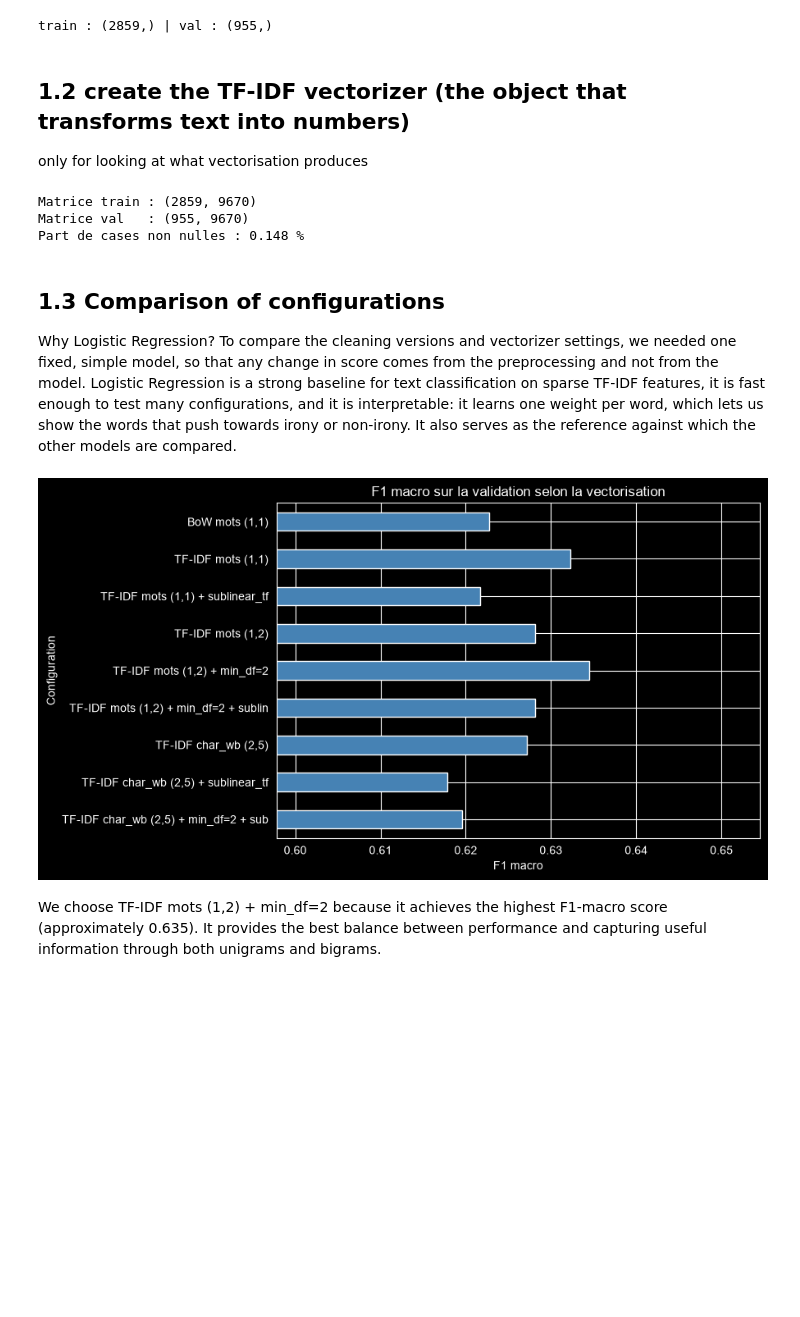
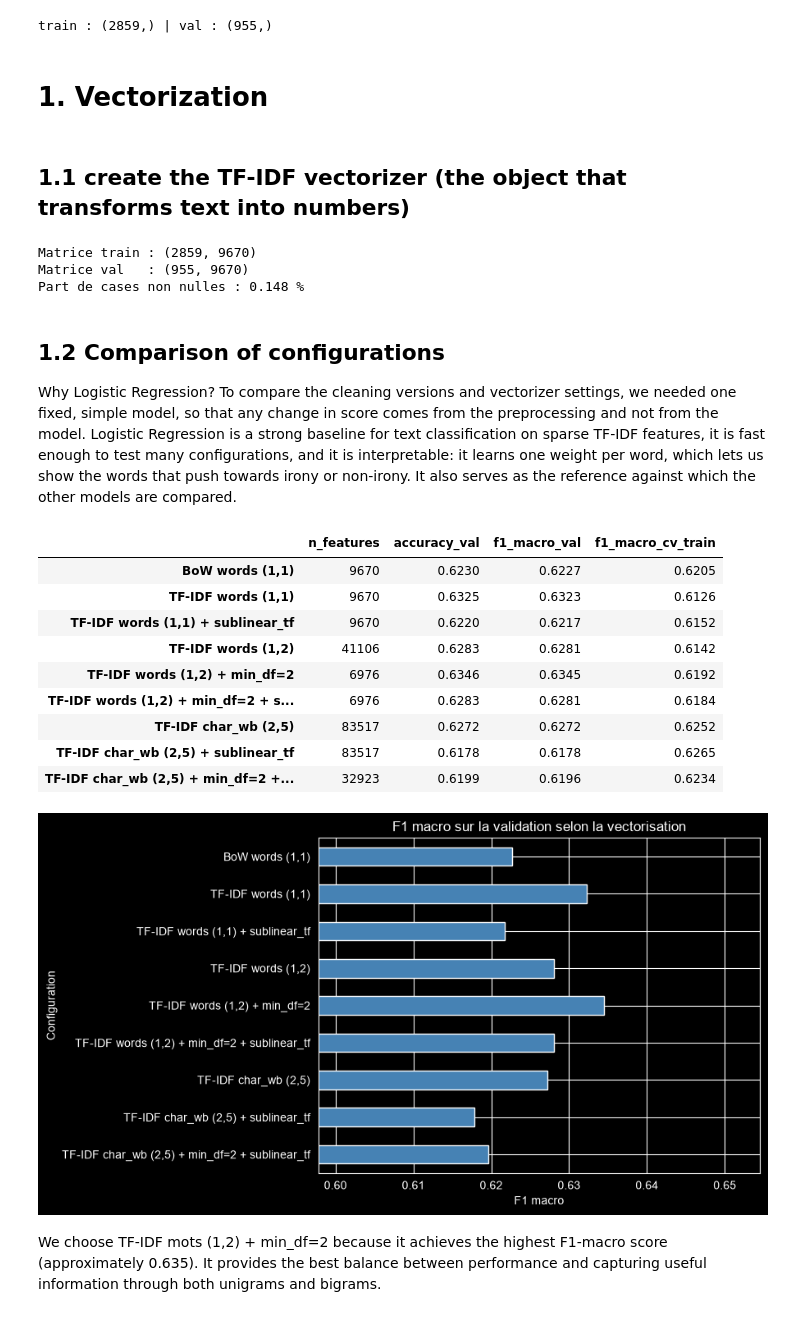
Before and after one commit to MohamedChaker-bha/irony-detection, a Jupyter notebook: notebooks/02_nb_logreg.ipynb, the cells around one changed output. Cells and saved outputs as stored; diff of their text form; code cells hidden in the pictures; blank space fills up the shorter version.

```diff
--- a/notebooks/02_nb_logreg.ipynb
+++ b/notebooks/02_nb_logreg.ipynb
@@ -40,9 +42,10 @@ X_val, y_val = val["text_clean"], val["label"]
 print("train :", X_train.shape, "| val :", X_val.shape)
 # %% [output]
 train : (2859,) | val : (955,)
+# %% [markdown]
+# 1. Vectorization
 # %% [markdown]
-## 1.2 create the TF-IDF vectorizer (the object that transforms text into numbers)
-only for looking at what vectorisation produces
+## 1.1 create the TF-IDF vectorizer (the object that transforms text into numbers)
 # %%
 TOKEN_PATTERN = r"[\w']+|[^\w\s]"
 vec = TfidfVectorizer(token_pattern=TOKEN_PATTERN, lowercase=False)
@@ -57,7 +60,7 @@ Matrice train : (2859, 9670)
 Matrice val   : (955, 9670)
 Part de cases non nulles : 0.148 %
 # %% [markdown]
-## 1.3 Comparison of configurations
+## 1.2 Comparison of configurations
 Why Logistic Regression? To compare the cleaning versions and vectorizer settings, we needed one fixed, simple model, so that any change in score comes from the preprocessing and not from the model. Logistic Regression is a strong baseline for text classification on sparse TF-IDF features, it is fast enough to test many configurations, and it is interpretable: it learns one weight per word, which lets us show the words that push towards irony or non-irony. It also serves as the reference against which the other models are compared.
 # %%
 def faire_pipeline(vectorizer):
@@ -66,53 +69,61 @@ def faire_pipeline(vectorizer):
         ("clf", LogisticRegression(max_iter=1000, random_state=RANDOM_STATE)),
     ])
 
-mots_base = dict(token_pattern=TOKEN_PATTERN, lowercase=False)
-chars_base = dict(analyzer="char_wb", ngram_range=(2, 5), lowercase=False)
+words = dict(token_pattern=TOKEN_PATTERN, lowercase=False)
+chars = dict(analyzer="char_wb", ngram_range=(2, 5), lowercase=False)
 
 configs = {
-    #what the vectorizer uses as its unit:words
-    "BoW mots (1,1)": CountVectorizer(**mots_base),
-    "TF-IDF mots (1,1)": TfidfVectorizer(**mots_base),
-    "TF-IDF mots (1,1) + sublinear_tf": TfidfVectorizer(**mots_base, sublinear_tf=True),#Does dampening repeated words help?
-    "TF-IDF mots (1,2)": TfidfVectorizer(**mots_base, ngram_range=(1, 2)),
-    "TF-IDF mots (1,2) + min_df=2": TfidfVectorizer(**mots_base, ngram_range=(1, 2), min_df=2),#"min_df" Does dropping words seen in only 1 tweet help?
-    "TF-IDF mots (1,2) + min_df=2 + sublin": TfidfVectorizer(**mots_base, ngram_range=(1, 2), min_df=2, sublinear_tf=True),
-    #what the vectorizer uses as its unit:chars
-    "TF-IDF char_wb (2,5)": TfidfVectorizer(**chars_base),
-    "TF-IDF char_wb (2,5) + sublinear_tf": TfidfVectorizer(**chars_base, sublinear_tf=True),
-    "TF-IDF char_wb (2,5) + min_df=2 + sub": TfidfVectorizer(**chars_base, min_df=2, sublinear_tf=True),
+    "BoW words (1,1)": CountVectorizer(**words),
+    "TF-IDF words (1,1)": TfidfVectorizer(**words),
+    "TF-IDF words (1,1) + sublinear_tf": TfidfVectorizer(**words, sublinear_tf=True),
+    "TF-IDF words (1,2)": TfidfVectorizer(**words, ngram_range=(1, 2)),
+    "TF-IDF words (1,2) + min_df=2": TfidfVectorizer(**words, ngram_range=(1, 2), min_df=2),
+    "TF-IDF words (1,2) + min_df=2 + sublinear_tf": TfidfVectorizer(**words, ngram_range=(1, 2), min_df=2, sublinear_tf=True),
+    "TF-IDF char_wb (2,5)": TfidfVectorizer(**chars),
+    "TF-IDF char_wb (2,5) + sublinear_tf": TfidfVectorizer(**chars, sublinear_tf=True),
+    "TF-IDF char_wb (2,5) + min_df=2 + sublinear_tf": TfidfVectorizer(**chars, min_df=2, sublinear_tf=True),
 }
 
 cv = StratifiedKFold(n_splits=5, shuffle=True, random_state=RANDOM_STATE)
 
 def tester(vectorizer):
     modele = faire_pipeline(vectorizer)
     modele.fit(X_train, y_train)
     pred = modele.predict(X_val)
 
     cv_f1 = cross_val_score(faire_pipeline(vectorizer), X_train, y_train, cv=cv, scoring="f1_macro").mean()
 
     return {
         "n_features": len(modele.named_steps["tfidf"].get_feature_names_out()),
         "accuracy_val": accuracy_score(y_val, pred),
         "f1_macro_val": f1_score(y_val, pred, average="macro"),
         "f1_macro_cv_train": cv_f1,
     }
 resultats = pd.DataFrame({nom: tester(v) for nom, v in configs.items()}).T
 resultats["n_features"] = resultats["n_features"].astype(int)
 resultats = resultats.round(4)
 display(resultats)
 
 plt.figure(figsize=(9, 5))
 resultats["f1_macro_val"].iloc[::-1].plot(kind="barh", color="steelblue")
 plt.title("F1 macro sur la validation selon la vectorisation")
 plt.xlabel("F1 macro")
 plt.ylabel("Configuration")
 plt.xlim(resultats["f1_macro_val"].min() - 0.02, resultats["f1_macro_val"].max() + 0.02)
 plt.tight_layout()
 plt.show()
 # %% [output]
+|  | n_features | accuracy_val | f1_macro_val | f1_macro_cv_train |
+| BoW words (1,1) | 9670 | 0.6230 | 0.6227 | 0.6205 |
+| TF-IDF words (1,1) | 9670 | 0.6325 | 0.6323 | 0.6126 |
+| TF-IDF words (1,1) + sublinear_tf | 9670 | 0.6220 | 0.6217 | 0.6152 |
+| TF-IDF words (1,2) | 41106 | 0.6283 | 0.6281 | 0.6142 |
+| TF-IDF words (1,2) + min_df=2 | 6976 | 0.6346 | 0.6345 | 0.6192 |
+| TF-IDF words (1,2) + min_df=2 + s... | 6976 | 0.6283 | 0.6281 | 0.6184 |
+| TF-IDF char_wb (2,5) | 83517 | 0.6272 | 0.6272 | 0.6252 |
+| TF-IDF char_wb (2,5) + sublinear_tf | 83517 | 0.6178 | 0.6178 | 0.6265 |
+| TF-IDF char_wb (2,5) + min_df=2 +... | 32923 | 0.6199 | 0.6196 | 0.6234 |
-[figure, old version]
+[figure, new version]
 # %% [markdown]
 We choose TF-IDF mots (1,2) + min_df=2 because it achieves the highest F1-macro score (approximately 0.635).
 It provides the best balance between performance and capturing useful information through both unigrams and bigrams.
```
Also changed, not shown: parts of 13 cells of this notebook, 1 other file.
